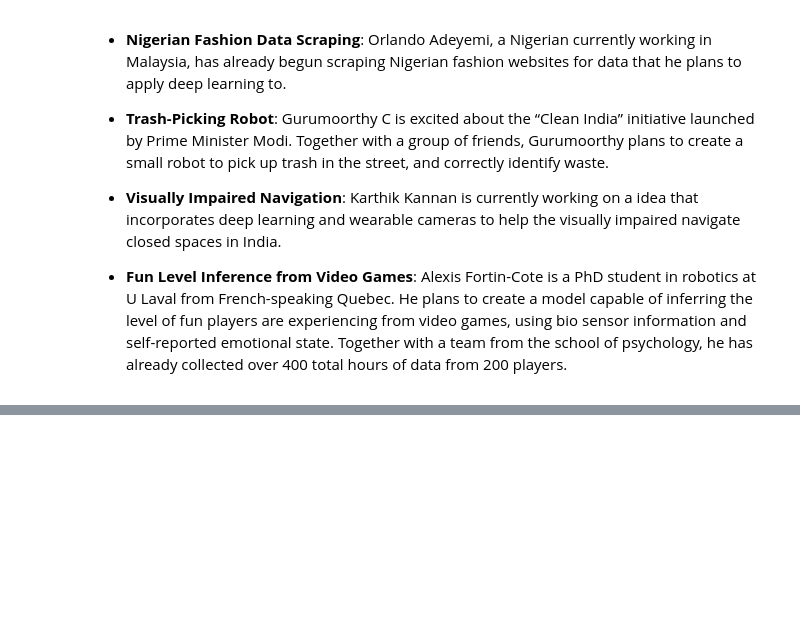
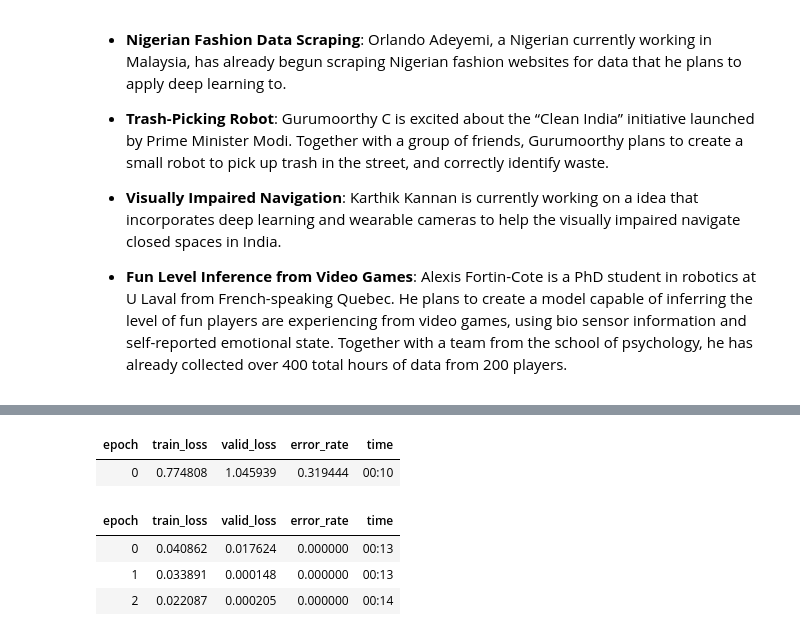
Before and after one commit to sebastianperudev2001/ml-libraries-python, a Jupyter notebook: notebooks/fastai/fastai_research.ipynb, the cells around one changed output, grey strips where cells are left out. Saved outputs shown, nothing was run; the diff lists cells and outputs as text; code cells hidden in the pictures; blank space fills up the shorter version.

```diff
--- a/notebooks/fastai/fastai_research.ipynb
+++ b/notebooks/fastai/fastai_research.ipynb
@@ -48,0 +97,4 @@
+# %%
+learn = cnn_learner(dls, resnet18, metrics=error_rate)
+learn.fine_tune(3)
+# %% [output]
@@ -48,0 +102,6 @@
+| epoch | train_loss | valid_loss | error_rate | time |
+| 0 | 0.774808 | 1.045939 | 0.319444 | 00:10 |
+| epoch | train_loss | valid_loss | error_rate | time |
+| 0 | 0.040862 | 0.017624 | 0.000000 | 00:13 |
+| 1 | 0.033891 | 0.000148 | 0.000000 | 00:13 |
+| 2 | 0.022087 | 0.000205 | 0.000000 | 00:14 |
```
Also changed, not shown: parts of 9 cells of this notebook, 1 other file.
